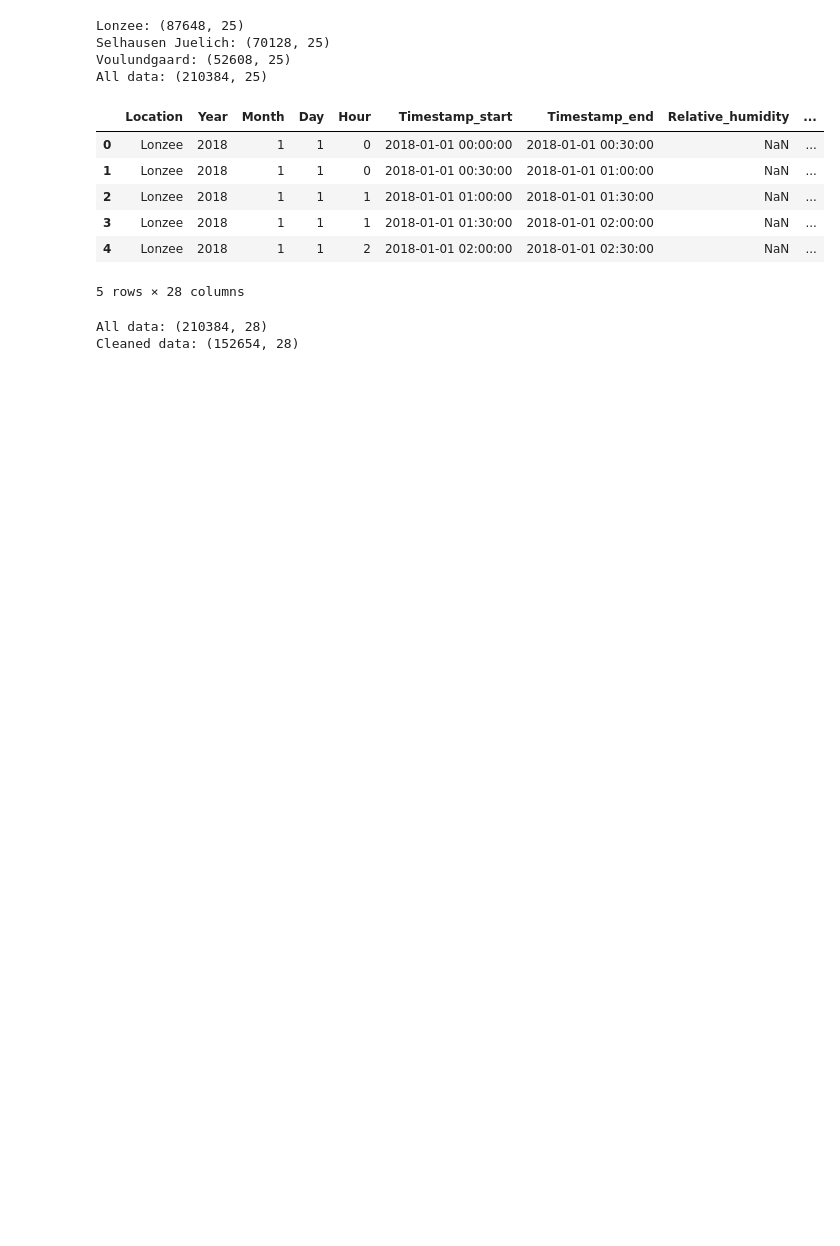
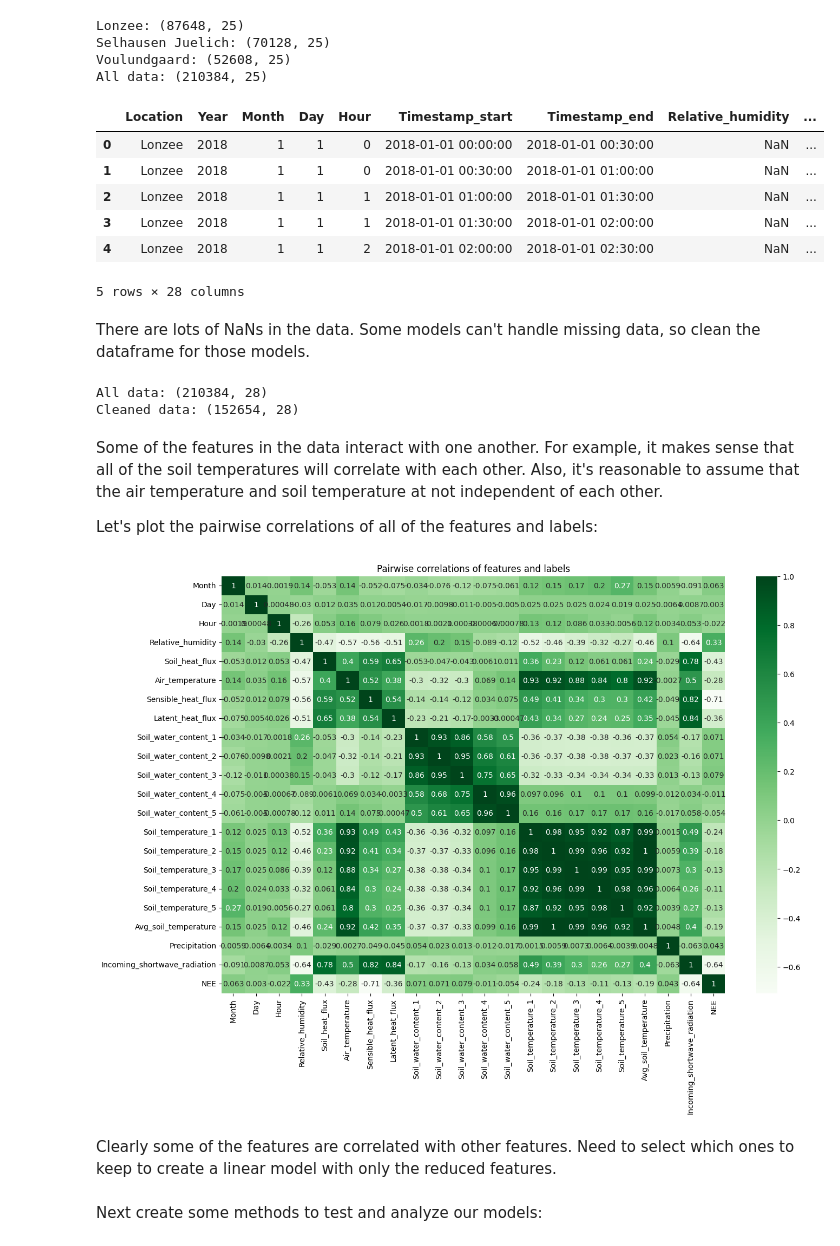
Before and after one commit to csharp14/land-management-project, a Jupyter notebook: land-management-analysis.ipynb, the cells around one changed output. Cells and saved outputs as stored; diff of their text form; code cells hidden in the pictures; blank space fills up the shorter version.

```diff
--- a/land-management-analysis.ipynb
+++ b/land-management-analysis.ipynb
@@ -80,4 +91,6 @@ data.head()
 | 3 | Lonzee | 2018 | 1 | 1 | 1 | 2018-01-01 01:30:00 | 2018-01-01 02:00:00 | NaN | ... |
 | 4 | Lonzee | 2018 | 1 | 1 | 2 | 2018-01-01 02:00:00 | 2018-01-01 02:30:00 | NaN | ... |
 5 rows × 28 columns
+# %% [markdown]
+There are lots of NaNs in the data. Some models can't handle missing data, so clean the dataframe for those models.
 # %%
@@ -87,3 +102,36 @@ print('Cleaned data:', cleaned_data.shape)
 # %% [output]
 All data: (210384, 28)
 Cleaned data: (152654, 28)
+# %% [markdown]
+Some of the features in the data interact with one another. For example, it makes sense that all of the soil temperatures will correlate with each other. Also, it's reasonable to assume that the air temperature and soil temperature at not independent of each other.
+
+Let's plot the pairwise correlations of all of the features and labels:
+# %%
+from sklearn.model_selection import train_test_split
+from sklearn.metrics import mean_squared_error, r2_score
+import matplotlib.pyplot as plt
+import seaborn as sns
+import numpy as np
+from scipy import stats
+
+# Select features and labels
+all_labels = ['GPP','NEE','RECO']
+all_features = ['Month', 'Day', 'Hour', 'Relative_humidity',
+        'Soil_heat_flux', 'Air_temperature', 'Soil_water_content_1',
+        'Soil_water_content_2', 'Soil_water_content_3',
+        'Soil_water_content_4', 'Soil_water_content_5',
+        'Soil_temperature_1', 'Soil_temperature_2', 'Soil_temperature_3',
+        'Soil_temperature_4', 'Soil_temperature_5', 'Avg_soil_temperature',
+        'Precipitation', 'Incoming_shortwave_radiation', 'Sensible_heat_flux',
+        'Latent_heat_flux']
+cleaned_features = list(cleaned_data.columns.intersection(all_features))
+
+plt.figure(figsize=(15,10))
+cor = cleaned_data[cleaned_features + ['NEE']].corr()
+sns.heatmap(cor, annot=True, cmap=plt.cm.Greens)
+plt.title('Pairwise correlations of features and labels')
+plt.show()
+# %% [output]
+[figure, added]
+# %% [markdown]
+Clearly some of the features are correlated with other features. Need to select which ones to keep to create a linear model with only the reduced features.
@@ -90 +140,3 @@ Cleaned data: (152654, 28)
+# %% [markdown]
+Next create some methods to test and analyze our models:
 # %%
```
Also changed, not shown: parts of 20 cells of this notebook, 3 other files.
